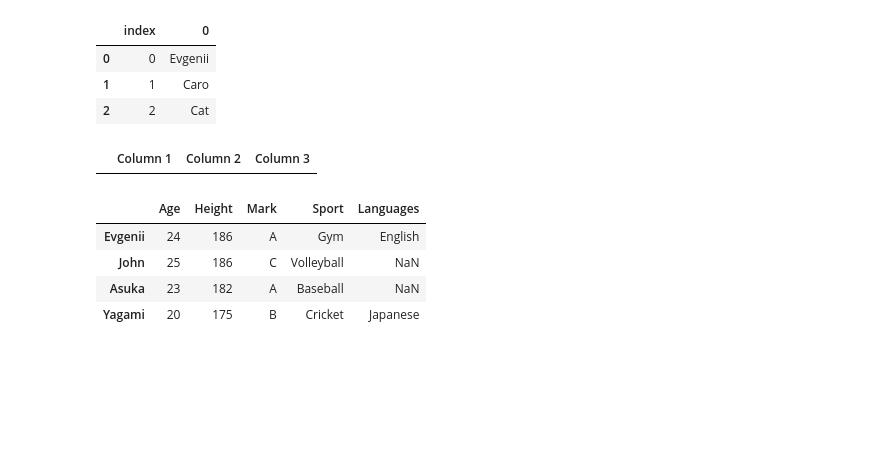
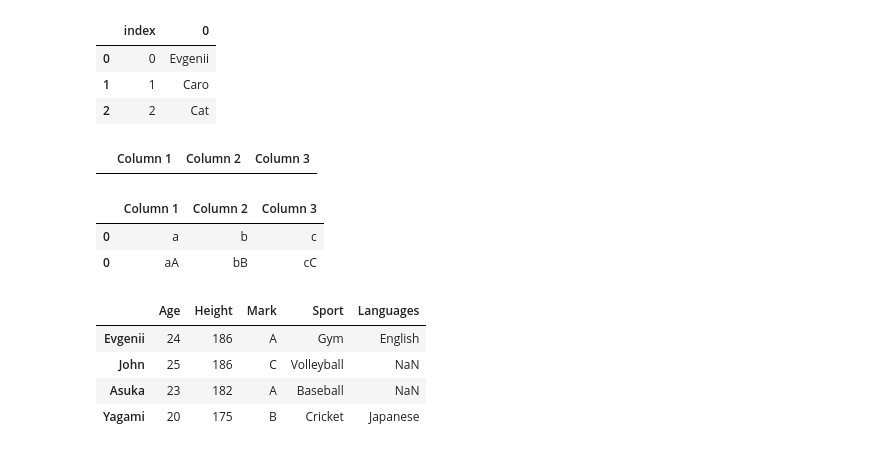
Before and after one commit to EvgeniiZorin/Handbook_Data-Science, a Jupyter notebook: _Pandas.ipynb, the cells around one changed output. Drawn from its saved outputs; the diff is of its cells as text; code cells hidden in the pictures; blank space fills up the shorter version.

```diff
--- a/_Pandas.ipynb
+++ b/_Pandas.ipynb
@@ -211,13 +211,46 @@ df = pd.DataFrame(npArray, columns=['one', 'two', 'three', 'four', 'five'])
 # %%
 # Create an empty dataframe
 import pandas as pd
+
+column_names = ['Column 1', 'Column 2', 'Column 3']
 ### Method 1
-df = pd.DataFrame([], columns=['Column 1', 'Column 2', 'Column 3'])
+df = pd.DataFrame([], columns = column_names)
 ### Method 2
-df = pd.DataFrame(columns=['Column 1', 'Column 2', 'Column 3'])
+df = pd.DataFrame(columns = column_names)
 df
 # %% [output]
 |  | Column 1 | Column 2 | Column 3 |
+# %%
+
+df_upd = pd.concat(
+	[
+        df,
+        pd.DataFrame(
+            [['a', 'b', 'c']],
+            columns = column_names
+        )
+    ],
+	axis='rows',
+	# sort=False
+)
+df_upd = pd.concat(
+	[
+        df_upd,
+        pd.DataFrame(
+            [['aA', 'bB', 'cC']],
+            columns = column_names
+        )
+    ],
+	axis='rows',
+	# sort=False
+)
+
+
+df_upd
+# %% [output]
+|  | Column 1 | Column 2 | Column 3 |
+| 0 | a | b | c |
+| 0 | aA | bB | cC |
 # %%
 # Modify dataframe by a series
 
```
